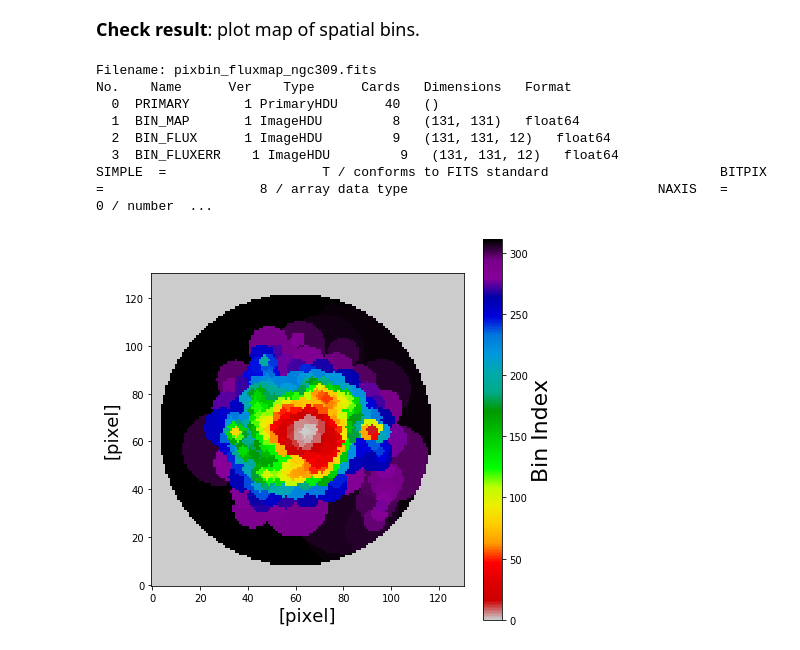
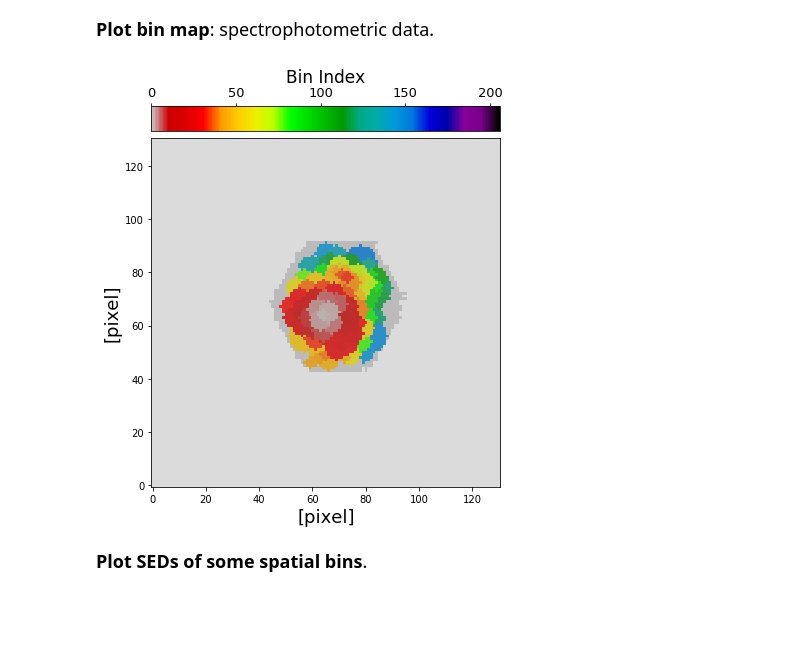
Before and after one commit to aabdurrouf/piXedfit, a Jupyter notebook: examples/FUVtoNIR_CALIFA/Step5_pixel_binning.ipynb, the cells around one changed output. Cells and saved outputs as stored; diff of their text form; code cells hidden in the pictures; blank space fills up the shorter version.

```diff
--- a/examples/FUVtoNIR_CALIFA/Step5_pixel_binning.ipynb
+++ b/examples/FUVtoNIR_CALIFA/Step5_pixel_binning.ipynb
@@ -43,38 +129,30 @@ pixel_binning_photo(flux_map_fits=flux_map_fits, ref_band=ref_band,
+# %% [markdown]
+<font size="4"> __Plot bin map__: spectrophotometric data. </font>
+# %%
+# get spec region
+hdu = fits.open("corr_specphoto_fluxmap_ngc309.fits")
+spec_region = hdu['spec_region'].data
+hdu.close()
+
+# plot spatial bin map
+fig1 = plt.figure(figsize=(7,7))
+f1 = plt.subplot()
+plt.xlabel("[pixel]", fontsize=18)
+plt.ylabel("[pixel]", fontsize=18)
+
+
+im = plt.imshow(binmap_spec, origin='lower', cmap='nipy_spectral_r', vmin=0, vmax=nbins_photo)
+
+plt.imshow(spec_region*5, origin='lower', cmap='Greys', alpha=0.3, vmin=0, vmax=10)
+
+divider = make_axes_locatable(f1)
+cax2 = divider.append_axes("top", size="7%", pad="2%")
+cb = fig1.colorbar(im, cax=cax2, orientation="horizontal")
+cax2.xaxis.set_ticks_position("top")
+cax2.xaxis.set_label_position("top")
+cb.ax.tick_params(labelsize=13)
+cb.set_label('Bin Index', fontsize=17)
+# %% [output]
+[figure, added]
 # %% [markdown]
-<font size="4"> **Check result**: plot map of spatial bins.
+<font size="4"> __Plot SEDs of some spatial bins__. </font>
-# %%
-hdu = fits.open("pixbin_fluxmap_ngc309.fits")
-hdu.info()
-header = hdu[0].header
-print (header)
-
-# get unit of flux:
-unit = header['unit']
-
-# get the data
-bin_map = hdu['bin_map'].data
-bin_flux = hdu['bin_flux'].data*unit
-bin_fluxerr = hdu['bin_fluxerr'].data*unit
-hdu.close()
-# %% [output]
-Filename: pixbin_fluxmap_ngc309.fits
-No.    Name      Ver    Type      Cards   Dimensions   Format
-  0  PRIMARY       1 PrimaryHDU      40   ()
-  1  BIN_MAP       1 ImageHDU         8   (131, 131)   float64
-  2  BIN_FLUX      1 ImageHDU         9   (131, 131, 12)   float64
-  3  BIN_FLUXERR    1 ImageHDU         9   (131, 131, 12)   float64
-SIMPLE  =                    T / conforms to FITS standard                      BITPIX  =                    8 / array data type                                NAXIS   =                    0 / number  ...
-# %%
-%matplotlib inline
-
-# plot map of spatial bins
-fig1 = plt.figure(figsize=(7,7))
-f1 = plt.subplot()
-plt.xlabel("[pixel]", fontsize=18)
-plt.ylabel("[pixel]", fontsize=18)
-
-plt.imshow(bin_map, origin='lower', cmap='nipy_spectral_r')
-cb = plt.colorbar()
-cb.set_label(label='Bin Index', fontsize=22)
-# %% [output]
-[figure, removed]
```
Also changed, not shown: parts of 29 cells of this notebook, 19 other files.
